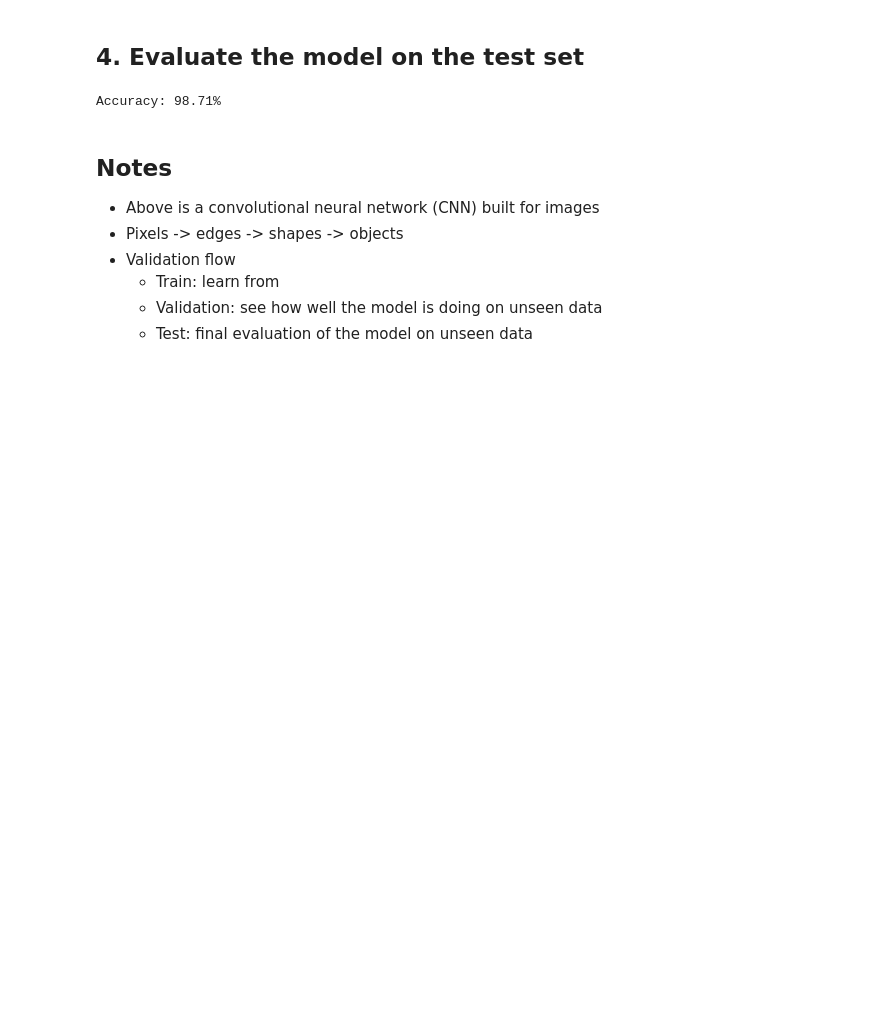
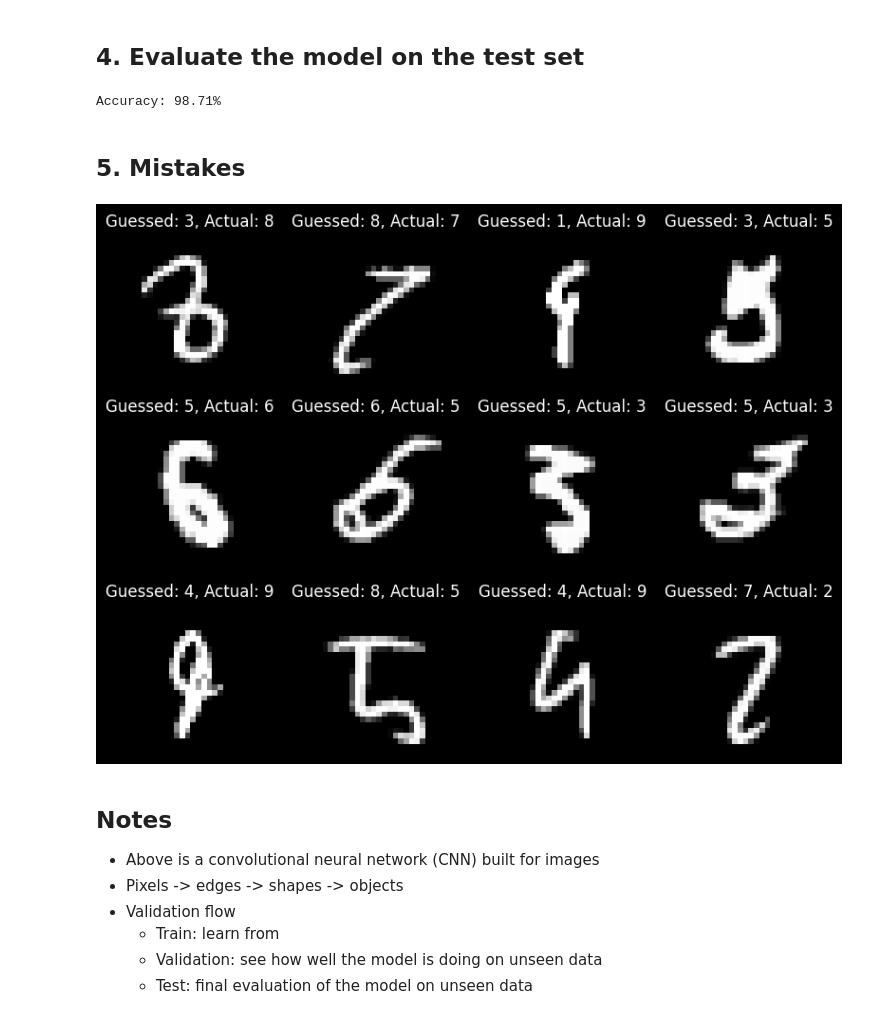
Before and after one commit to rexchoppers/model-building, a Jupyter notebook: mnist/mnist_cnn.ipynb, the cells around one changed output. Cells and saved outputs as stored; diff of their text form; code cells hidden in the pictures; blank space fills up the shorter version.

```diff
--- a/mnist/mnist_cnn.ipynb
+++ b/mnist/mnist_cnn.ipynb
@@ -104,6 +104,36 @@ accuracy = correct / total
 print(f"Accuracy: {accuracy * 100:.2f}%")
 # %% [output]
 Accuracy: 98.71%
+# %% [markdown]
+## 5. Mistakes
+# %%
+import matplotlib.pyplot as plt
+
+wrong_images = []
+wrong_guesses = []
+wrong_labels = []
+
+model.eval()
+with torch.no_grad():
+    for images, labels in test_loader:
+        predictions = model(images)
+        guesses = predictions.argmax(dim=1)
+        mistakes = guesses != labels
+        wrong_images.extend(images[mistakes])
+        wrong_guesses.extend(guesses[mistakes].tolist())
+        wrong_labels.extend(labels[mistakes].tolist())
+        if len(wrong_images) >= 12:
+            break
+
+fig, axes = plt.subplots(3, 4, figsize=(8, 6))
+for i, ax in enumerate(axes.flat):
+    ax.imshow(wrong_images[i][0], cmap="gray")
+    ax.set_title(f"Guessed: {wrong_guesses[i]}, Actual: {wrong_labels[i]}")
+    ax.axis("off")
+plt.tight_layout()
+plt.show()
+# %% [output]
+[figure, added]
 # %% [markdown]
 ## Notes
 - Above is a convolutional neural network (CNN) built for images
```
